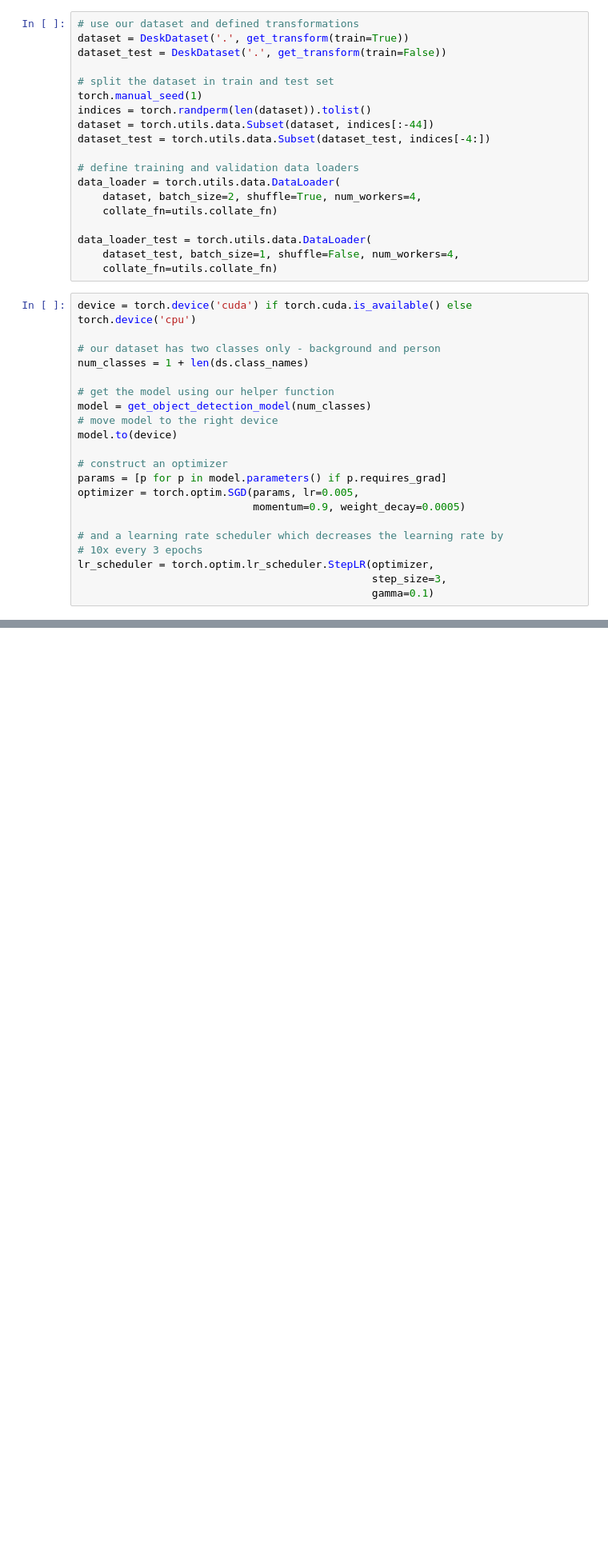
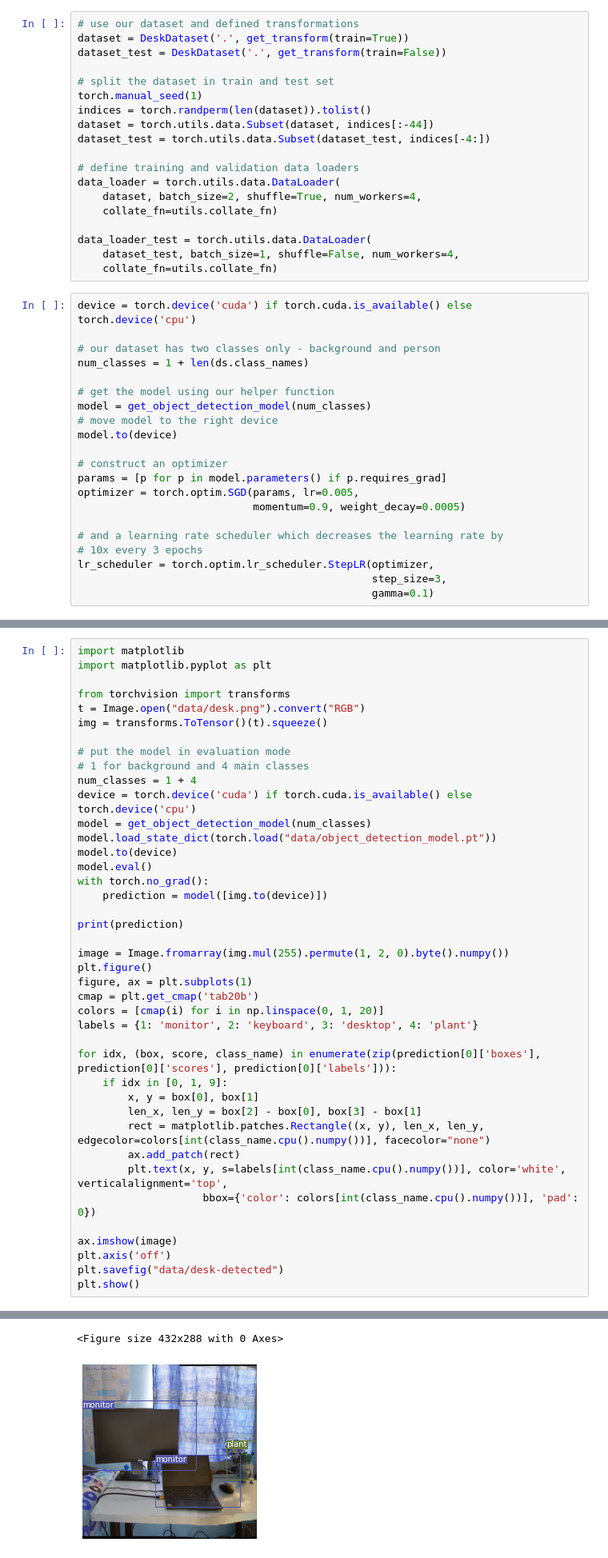
Before and after one commit to ksun0/cis-581-final-project-video-stiching-detection, a Jupyter notebook: object_detection.ipynb, the cells around one changed output, grey strips where cells are left out. Shown at 80% size. Drawn from its saved outputs; the diff is of its cells as text; blank space fills up the shorter version.

```diff
--- a/object_detection.ipynb
+++ b/object_detection.ipynb
@@ -289,0 +254,42 @@ print(ds.class_names)
+# %%
+import matplotlib
+import matplotlib.pyplot as plt
+
+from torchvision import transforms
+t = Image.open("data/desk.png").convert("RGB")
+img = transforms.ToTensor()(t).squeeze()
+
+# put the model in evaluation mode
+# 1 for background and 4 main classes
+num_classes = 1 + 4
+device = torch.device('cuda') if torch.cuda.is_available() else torch.device('cpu')
+model = get_object_detection_model(num_classes)
+model.load_state_dict(torch.load("data/object_detection_model.pt"))
+model.to(device)
+model.eval()
+with torch.no_grad():
+    prediction = model([img.to(device)])
+
+print(prediction)
+
+image = Image.fromarray(img.mul(255).permute(1, 2, 0).byte().numpy())
+plt.figure()
+figure, ax = plt.subplots(1)
+cmap = plt.get_cmap('tab20b')
+colors = [cmap(i) for i in np.linspace(0, 1, 20)]
+labels = {1: 'monitor', 2: 'keyboard', 3: 'desktop', 4: 'plant'}
+
+for idx, (box, score, class_name) in enumerate(zip(prediction[0]['boxes'], prediction[0]['scores'], prediction[0]['labels'])):
+    if idx in [0, 1, 9]:
+        x, y = box[0], box[1]
+        len_x, len_y = box[2] - box[0], box[3] - box[1]
+        rect = matplotlib.patches.Rectangle((x, y), len_x, len_y, edgecolor=colors[int(class_name.cpu().numpy())], facecolor="none")
+        ax.add_patch(rect)
+        plt.text(x, y, s=labels[int(class_name.cpu().numpy())], color='white', verticalalignment='top',
+                    bbox={'color': colors[int(class_name.cpu().numpy())], 'pad': 0})
+
+ax.imshow(image)
+plt.axis('off')
+plt.savefig("data/desk-detected")
+plt.show()
+# %% [output]
@@ -289,0 +313,2 @@ print(ds.class_names)
+<Figure size 432x288 with 0 Axes>
+[figure, added]
```
Also changed, not shown: parts of 16 cells of this notebook, 14 other files.
